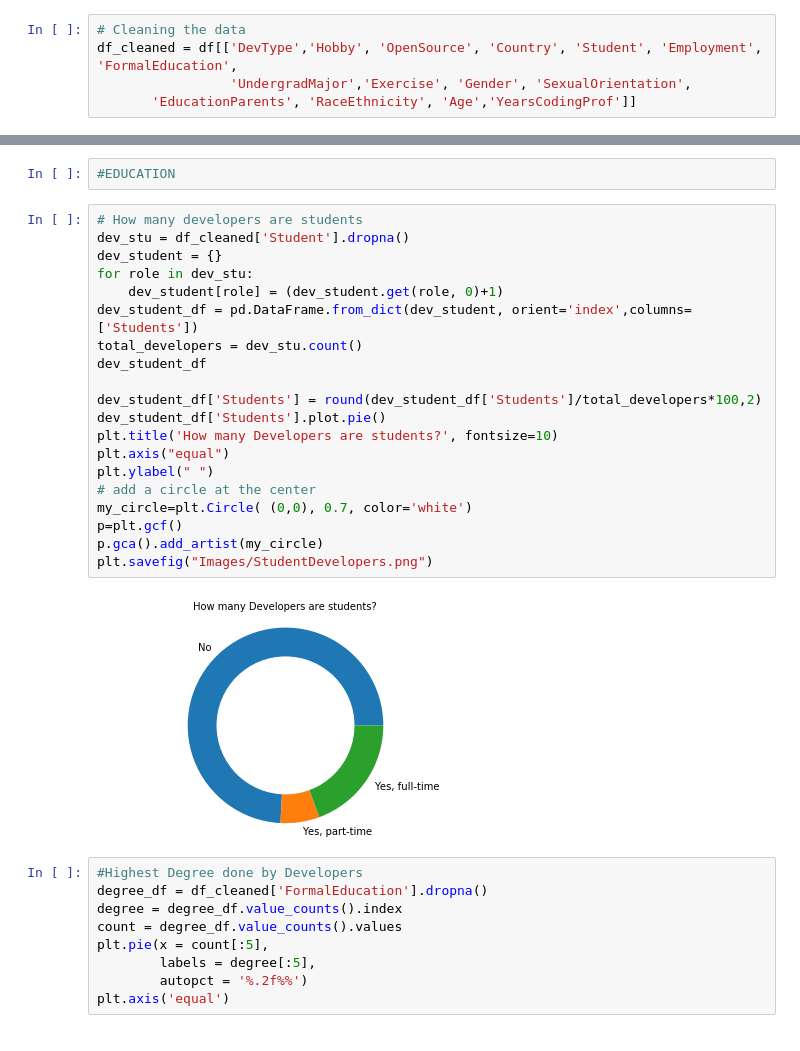
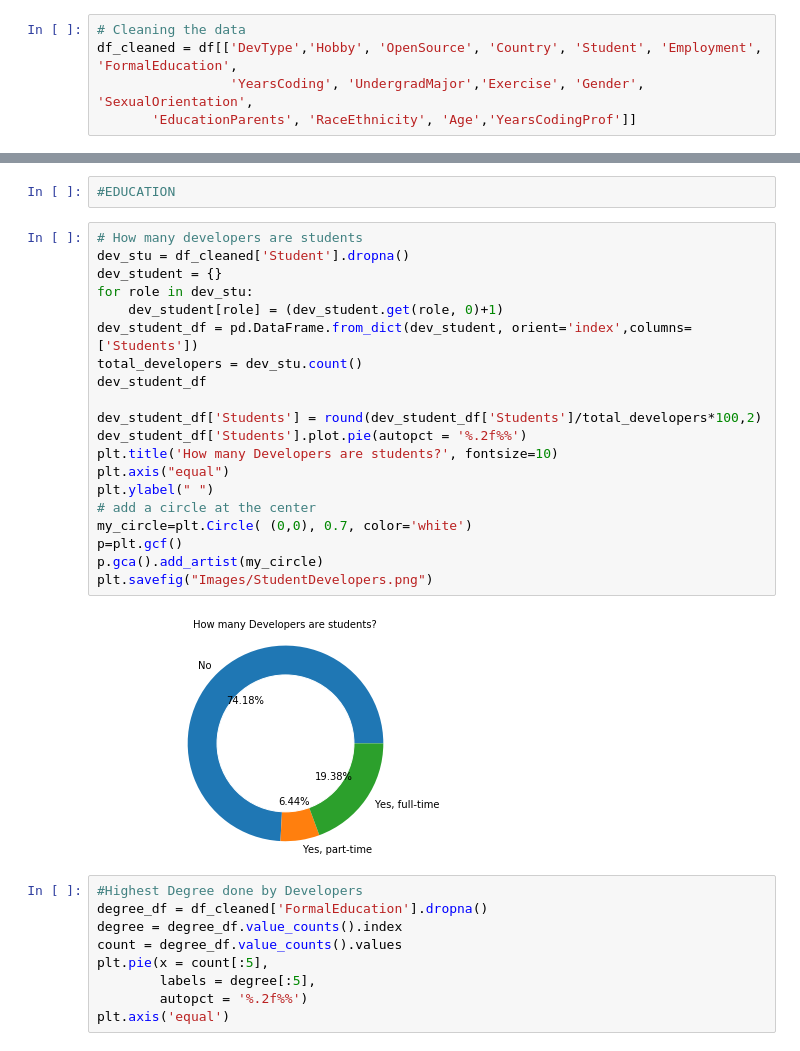
Before and after one commit to kuldeepemol/tech-nerds, a Jupyter notebook: Developer Profile.ipynb, the cells around one changed output, grey strips where cells are left out. Cells and saved outputs as stored; diff of their text form.

```diff
--- a/Developer Profile.ipynb
+++ b/Developer Profile.ipynb
@@ -23,5 +23,5 @@ df = pd.read_csv("Resources/survey_results_public.csv", low_memory=False)
 # %%
 # Cleaning the data
 df_cleaned = df[['DevType','Hobby', 'OpenSource', 'Country', 'Student', 'Employment', 'FormalEducation',
-                 'UndergradMajor','Exercise', 'Gender', 'SexualOrientation',
+                 'YearsCoding', 'UndergradMajor','Exercise', 'Gender', 'SexualOrientation',
        'EducationParents', 'RaceEthnicity', 'Age','YearsCodingProf']]
@@ -137,25 +178,25 @@ plt.show()
 # %%
 # How many developers are students
 dev_stu = df_cleaned['Student'].dropna()
 dev_student = {}
 for role in dev_stu:
     dev_student[role] = (dev_student.get(role, 0)+1)
 dev_student_df = pd.DataFrame.from_dict(dev_student, orient='index',columns=['Students'])
 total_developers = dev_stu.count()
 dev_student_df
 
 dev_student_df['Students'] = round(dev_student_df['Students']/total_developers*100,2)
-dev_student_df['Students'].plot.pie()
+dev_student_df['Students'].plot.pie(autopct = '%.2f%%')
 plt.title('How many Developers are students?', fontsize=10)
 plt.axis("equal")
 plt.ylabel(" ")
 # add a circle at the center
 my_circle=plt.Circle( (0,0), 0.7, color='white')
 p=plt.gcf()
 p.gca().add_artist(my_circle)
 plt.savefig("Images/StudentDevelopers.png")
 # %% [output]
-[figure, old version]
+[figure, new version]
 # %%
 #Highest Degree done by Developers
 degree_df = df_cleaned['FormalEducation'].dropna()
```
Also changed, not shown: parts of 15 cells of this notebook, 6 other files.
